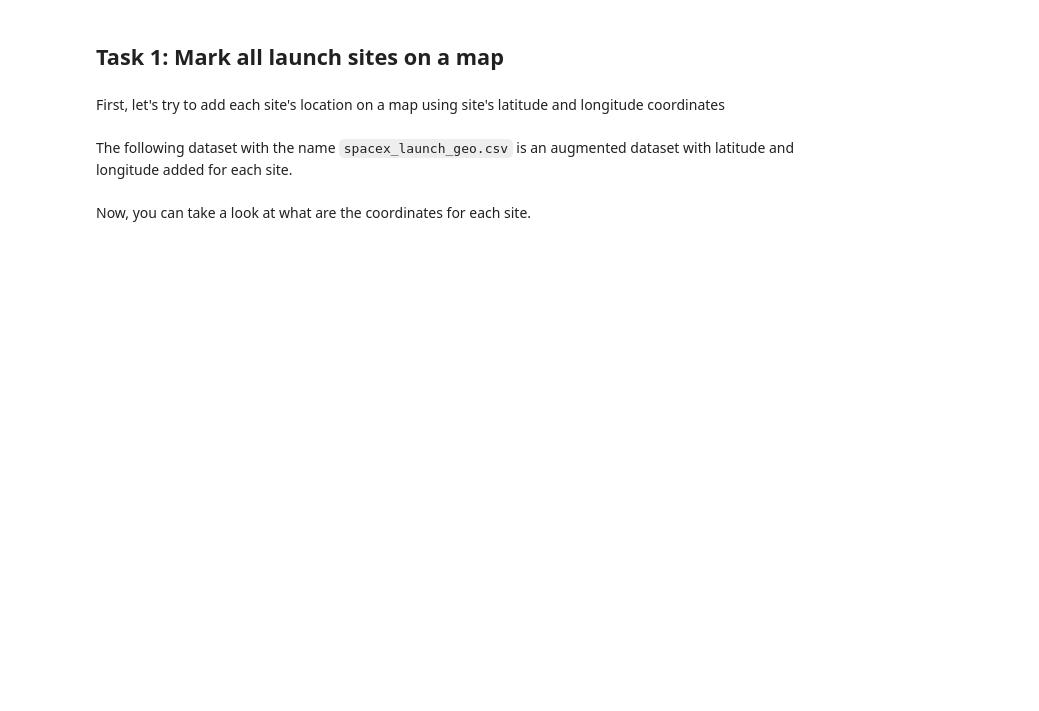
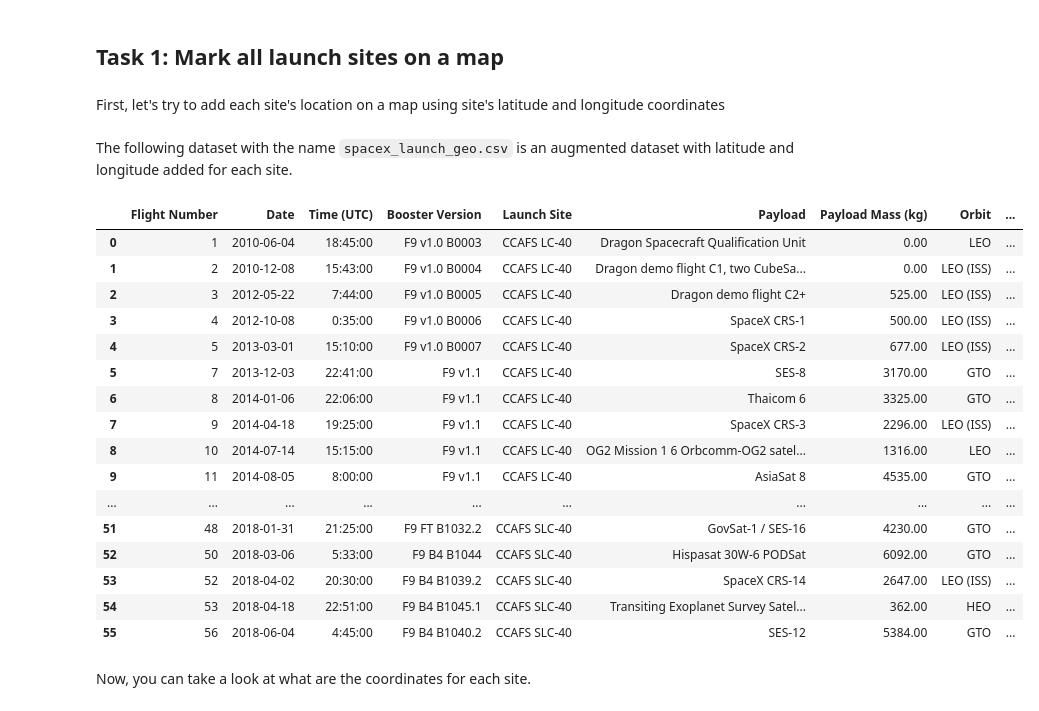
Before and after one commit to UnholyGnomes/IBMAppliedDataScienceCapstone, a Jupyter notebook: Interactive Visual Analytics with Folium Lab.ipynb, the cells around one changed output. Saved outputs shown, nothing was run; the diff lists cells and outputs as text; code cells hidden in the pictures; blank space fills up the shorter version.

```diff
--- a/Interactive Visual Analytics with Folium Lab.ipynb
+++ b/Interactive Visual Analytics with Folium Lab.ipynb
@@ -49,7 +63,26 @@ The following dataset with the name `spacex_launch_geo.csv` is an augmented data
 # %%
 # Download and read the `spacex_launch_geo.csv`
 spacex_csv_file = wget.download('https://cf-courses-data.s3.us.cloud-object-storage.appdomain.cloud/IBM-DS0321EN-SkillsNetwork/datasets/spacex_launch_geo.csv')
 spacex_df=pd.read_csv(spacex_csv_file)
+spacex_df
+# %% [output]
+|  | Flight Number | Date | Time (UTC) | Booster Version | Launch Site | Payload | Payload Mass (kg) | Orbit | ... |
+| 0 | 1 | 2010-06-04 | 18:45:00 | F9 v1.0 B0003 | CCAFS LC-40 | Dragon Spacecraft Qualification Unit | 0.00 | LEO | ... |
+| 1 | 2 | 2010-12-08 | 15:43:00 | F9 v1.0 B0004 | CCAFS LC-40 | Dragon demo flight C1, two CubeSa... | 0.00 | LEO (ISS) | ... |
+| 2 | 3 | 2012-05-22 | 7:44:00 | F9 v1.0 B0005 | CCAFS LC-40 | Dragon demo flight C2+ | 525.00 | LEO (ISS) | ... |
+| 3 | 4 | 2012-10-08 | 0:35:00 | F9 v1.0 B0006 | CCAFS LC-40 | SpaceX CRS-1 | 500.00 | LEO (ISS) | ... |
+| 4 | 5 | 2013-03-01 | 15:10:00 | F9 v1.0 B0007 | CCAFS LC-40 | SpaceX CRS-2 | 677.00 | LEO (ISS) | ... |
+| 5 | 7 | 2013-12-03 | 22:41:00 | F9 v1.1 | CCAFS LC-40 | SES-8 | 3170.00 | GTO | ... |
+| 6 | 8 | 2014-01-06 | 22:06:00 | F9 v1.1 | CCAFS LC-40 | Thaicom 6 | 3325.00 | GTO | ... |
+| 7 | 9 | 2014-04-18 | 19:25:00 | F9 v1.1 | CCAFS LC-40 | SpaceX CRS-3 | 2296.00 | LEO (ISS) | ... |
+| 8 | 10 | 2014-07-14 | 15:15:00 | F9 v1.1 | CCAFS LC-40 | OG2 Mission 1 6 Orbcomm-OG2 satel... | 1316.00 | LEO | ... |
+| 9 | 11 | 2014-08-05 | 8:00:00 | F9 v1.1 | CCAFS LC-40 | AsiaSat 8 | 4535.00 | GTO | ... |
+| ... | ... | ... | ... | ... | ... | ... | ... | ... | ... |
+| 51 | 48 | 2018-01-31 | 21:25:00 | F9 FT B1032.2 | CCAFS SLC-40 | GovSat-1 / SES-16 | 4230.00 | GTO | ... |
+| 52 | 50 | 2018-03-06 | 5:33:00 | F9 B4 B1044 | CCAFS SLC-40 | Hispasat 30W-6 PODSat | 6092.00 | GTO | ... |
+| 53 | 52 | 2018-04-02 | 20:30:00 | F9 B4 B1039.2 | CCAFS SLC-40 | SpaceX CRS-14 | 2647.00 | LEO (ISS) | ... |
+| 54 | 53 | 2018-04-18 | 22:51:00 | F9 B4 B1045.1 | CCAFS SLC-40 | Transiting Exoplanet Survey Satel... | 362.00 | HEO | ... |
+| 55 | 56 | 2018-06-04 | 4:45:00 | F9 B4 B1040.2 | CCAFS SLC-40 | SES-12 | 5384.00 | GTO | ... |
 # %% [markdown]
 Now, you can take a look at what are the coordinates for each site.
 # %%
```
Also changed, not shown: parts of 35 cells of this notebook.
